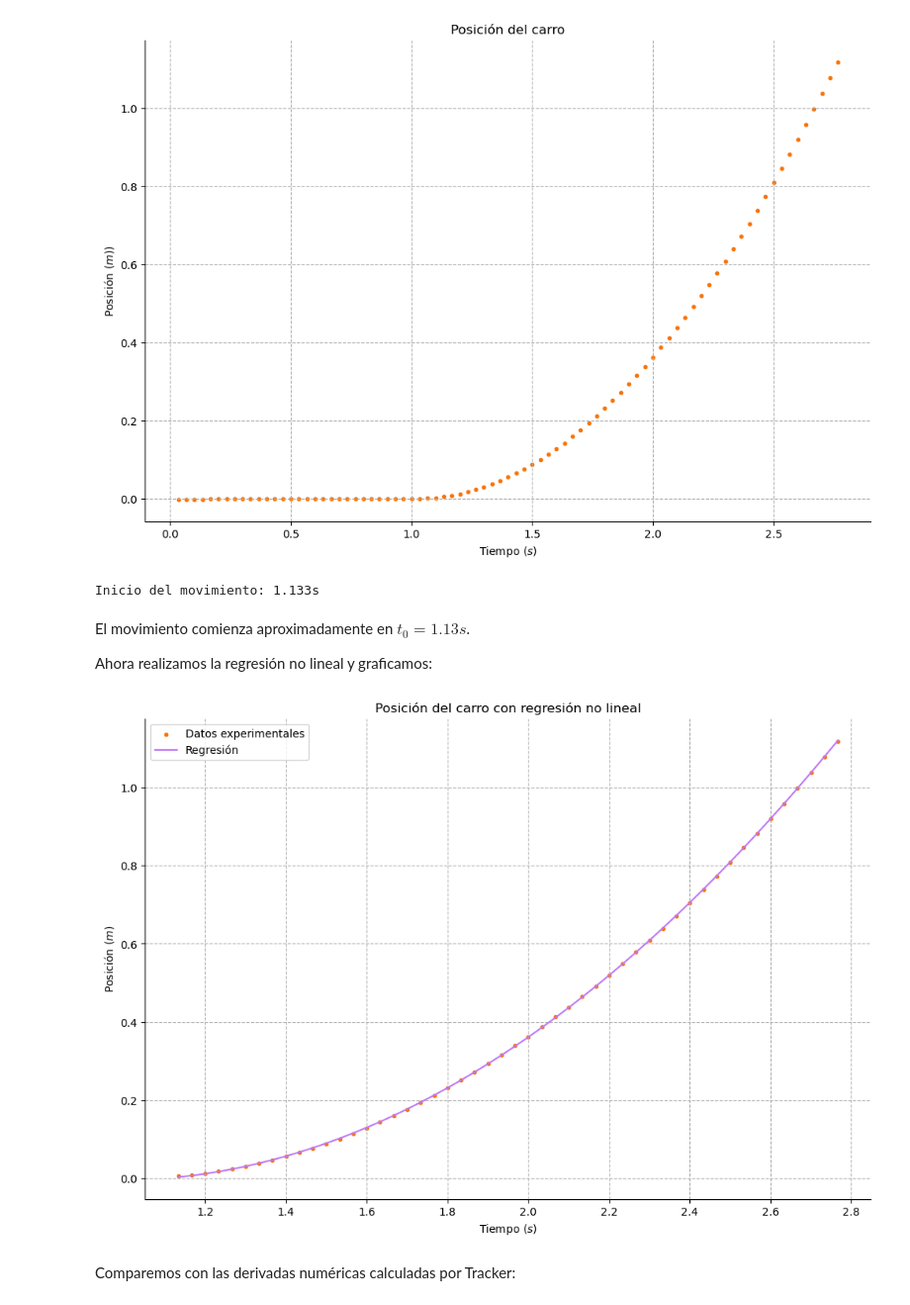
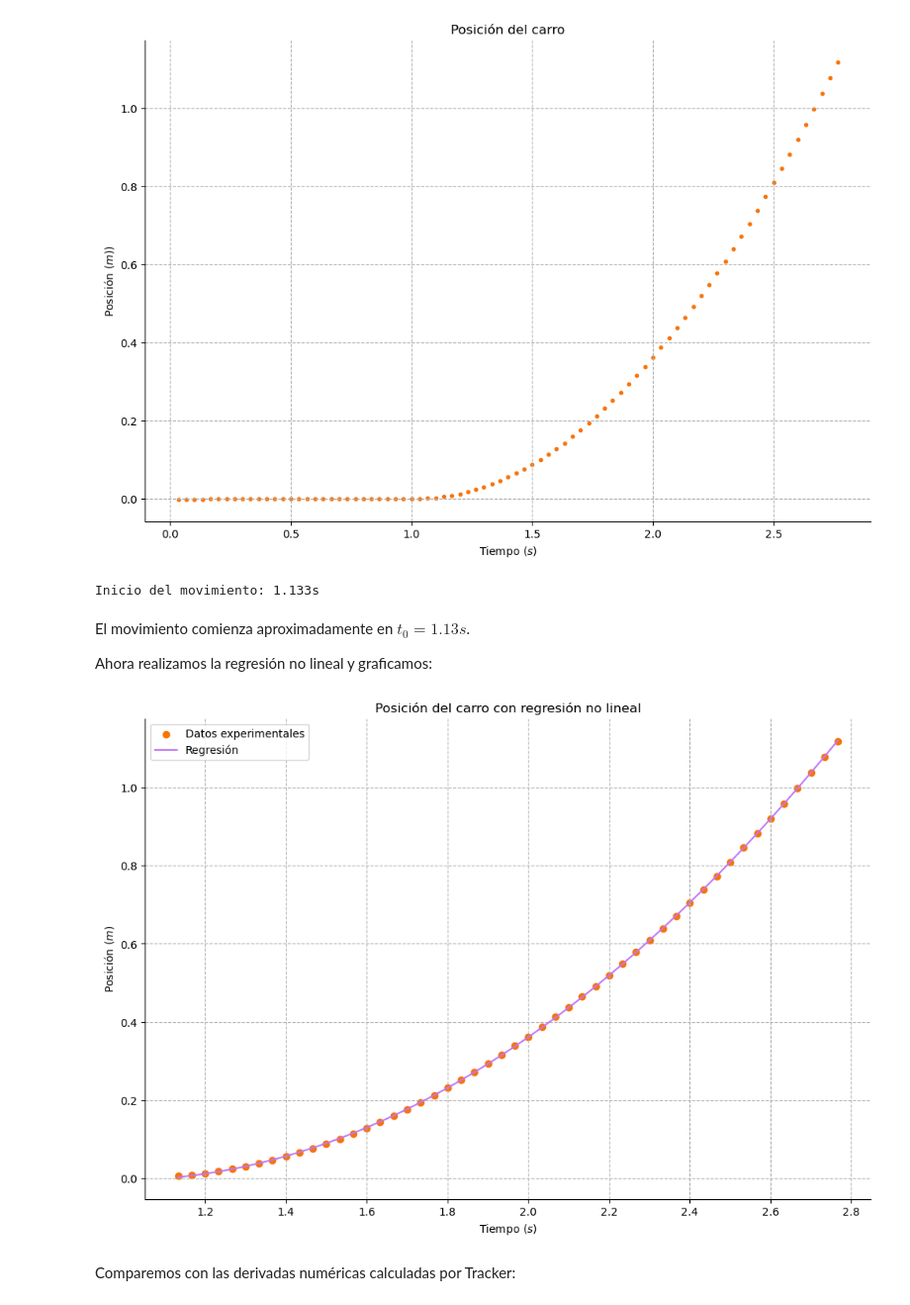
Before and after one commit to rifusaki/college, a Jupyter notebook: Tareas/02_Carro/02.ipynb, the cells around one changed output. Shown at 99% size. Saved outputs shown, nothing was run; the diff lists cells and outputs as text; code cells hidden in the pictures.

Commit message:
Cambio filtrado, optimización, comentarios

```diff
--- a/Tareas/02_Carro/02.ipynb
+++ b/Tareas/02_Carro/02.ipynb
@@ -27,36 +34,42 @@ plt.grid(linestyle="--")
 plt.show()
 # %% [output]
 [figure]
-# %%
-datafilter = data[:,1] > 0.004
-fdata = data[datafilter]
-print(f"Inicio del movimiento: {fdata[0:1,0][0]:.3f}s")
-# %% [output]
-Inicio del movimiento: 1.133s
+# %%
+#   Filtrando los datos a partir del momento de inicio del movimiento
+
+filtered_data = data[-(data[:,1][data[:,1]>0.004]).shape[0]:]   # Nuevo array con datos filtrados
+#   La condición de filtrado es que x > 0.004 (el movimiento inicie),
+#   luego se hace una nueva lista (array) de la cantidad n de números que cumplen esa función,
+#   seleccionando de último a primero en la lista original [-n:], pues el carro no desacelera al final.
+
+print(f"Inicio del movimiento: {filtered_data[0:1,0][0]:.3f}s")
+# %% [output]
+Inicio del movimiento: 1.133s
 # %% [markdown]
 El movimiento comienza aproximadamente en $t_{0}=1.13s$.
 
 Ahora realizamos la regresión no lineal y graficamos:
 # %%
-def fitfunc(t,x0,v0,a):
+def fitfunc(t,x0,v0,a): # Función a ajustar
     return x0 + v0*t + 0.5*a*(t**2)
 
-param = curve_fit(fitfunc, fdata[:,0], fdata[:,1])[0]
+param = curve_fit(fitfunc, filtered_data[:,0], filtered_data[:,1])[0]   # Cálculo de parámetros del ajuste
 # %%
+#   Gráfica del ajuste con los datos
+
 plt.figure(figsize=(12,8))
-plt.scatter(fdata[:,0], fdata[:,1], color="xkcd:orange", marker='.', label="Datos experimentales")
-plt.plot(fdata[:,0], fitfunc(fdata[:,0], *param), color="xkcd:light purple", label="Regresión")
+plt.scatter(filtered_data[:,0], filtered_data[:,1], color="xkcd:orange", marker='o', label="Datos experimentales")
+plt.plot(filtered_data[:,0], fitfunc(filtered_data[:,0], *param), color="xkcd:light purple", label="Regresión")
 plt.xlabel("Tiempo $(s)$")
 plt.ylabel("Posición $(m)$")
 plt.title("Posición del carro con regresión no lineal")
 plt.gca().spines['top'].set_visible(False)
 plt.gca().spines['right'].set_visible(False)
 plt.grid(linestyle="--")
 plt.legend()
-#plt.savefig("Hmax.png", dpi=300)
 plt.show()
 # %% [output]
-[figure, old version]
+[figure, new version]
 # %% [markdown]
 Comparemos con las derivadas numéricas calculadas por Tracker:
 # %%
```
Also changed, not shown: parts of 10 cells of this notebook.
